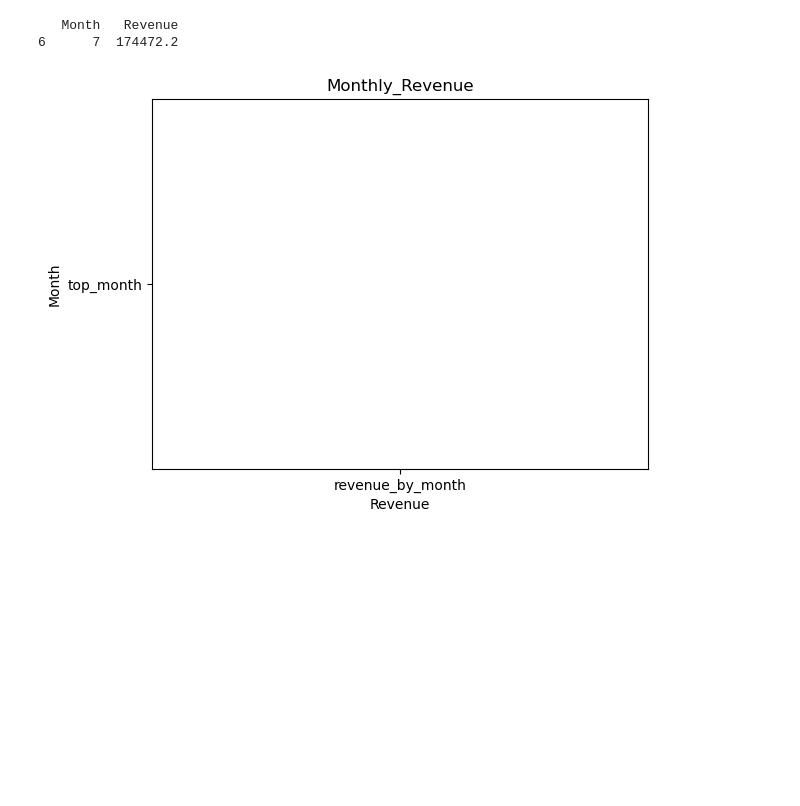
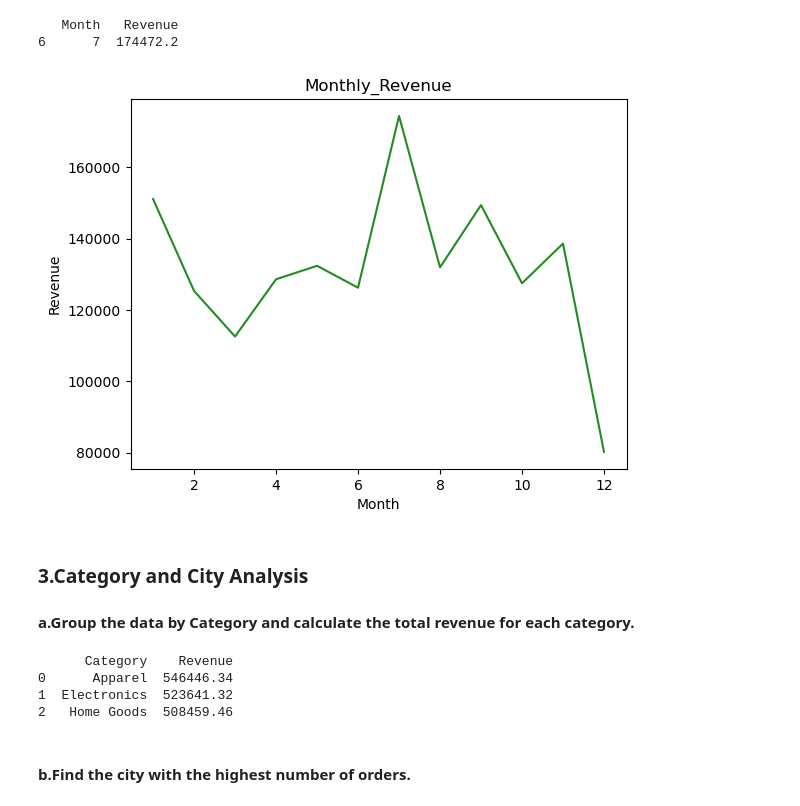
Before and after one commit to MinalKulkarni07/Python, a Jupyter notebook: Python Assignments/Case study(Sales Analysis).ipynb, the cells around one changed output. Saved outputs shown, nothing was run; the diff lists cells and outputs as text; code cells hidden in the pictures; blank space fills up the shorter version.

```diff
--- a/Python Assignments/Case study(Sales Analysis).ipynb
+++ b/Python Assignments/Case study(Sales Analysis).ipynb
@@ -155,13 +155,25 @@ print(top_month)
 # %%
 import matplotlib.pyplot as plt
 import numpy as np
 
-Month = ['top_month']
-Revenue = ('revenue_by_month')
-plt.bar(Revenue, Month)
-plt.xlabel('Revenue')
-plt.ylabel('Month')
+plt.plot(revenue_by_month['Month'],revenue_by_month['Revenue'], color='forestgreen')
+plt.xlabel('Month')
+plt.ylabel('Revenue')
 plt.title('Monthly_Revenue')
 plt.show()
 # %% [output]
-[figure, old version]
+[figure, new version]
+# %% [markdown]
+### 3.Category and City Analysis
+#### a.Group the data by Category and calculate the total revenue for each category.
+# %%
+group_by_category = data_cleaned.groupby('Category')
+revenue_by_category = group_by_category['Revenue'].sum().reset_index()
+print(revenue_by_category)
+# %% [output]
+      Category    Revenue
+0      Apparel  546446.34
+1  Electronics  523641.32
+2   Home Goods  508459.46
+# %% [markdown]
+#### b.Find the city with the highest number of orders.
```
Also changed, not shown: parts of 13 cells of this notebook.
